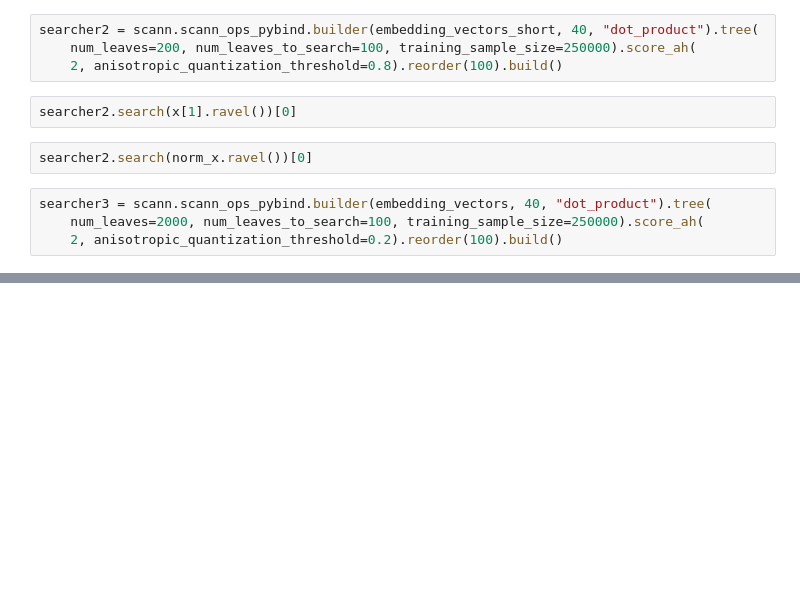
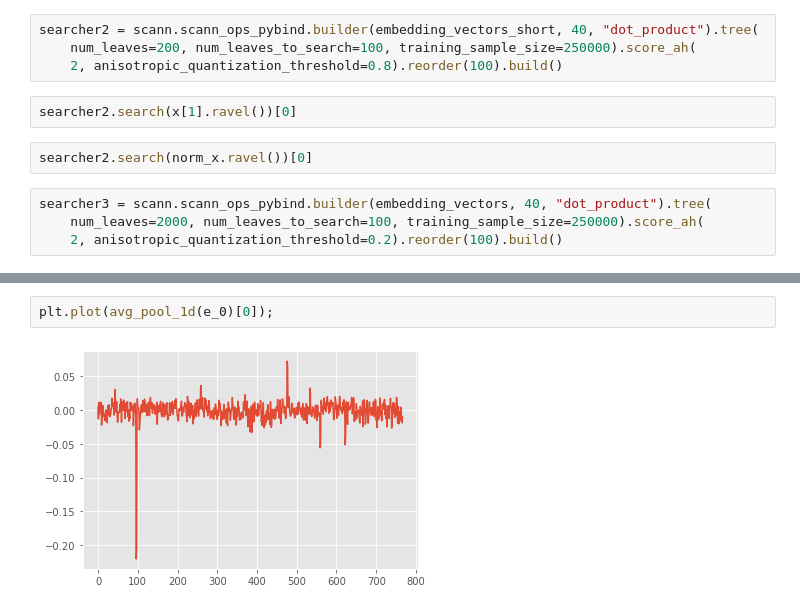
Before and after one commit to malinphy/e_repo, a Jupyter notebook: umap_config_2.ipynb, the cells around one changed output, grey strips where cells are left out. Cells and saved outputs as stored; diff of their text form; blank space fills up the shorter version.

```diff
--- a/umap_config_2.ipynb
+++ b/umap_config_2.ipynb
@@ -114,0 +143,4 @@ searcher3 = scann.scann_ops_pybind.builder(embedding_vectors, 40, "dot_product")
+# %%
+plt.plot(avg_pool_1d(e_0)[0]);
+# %% [output]
+[figure, added]
```
Also changed, not shown: parts of 9 cells of this notebook.
